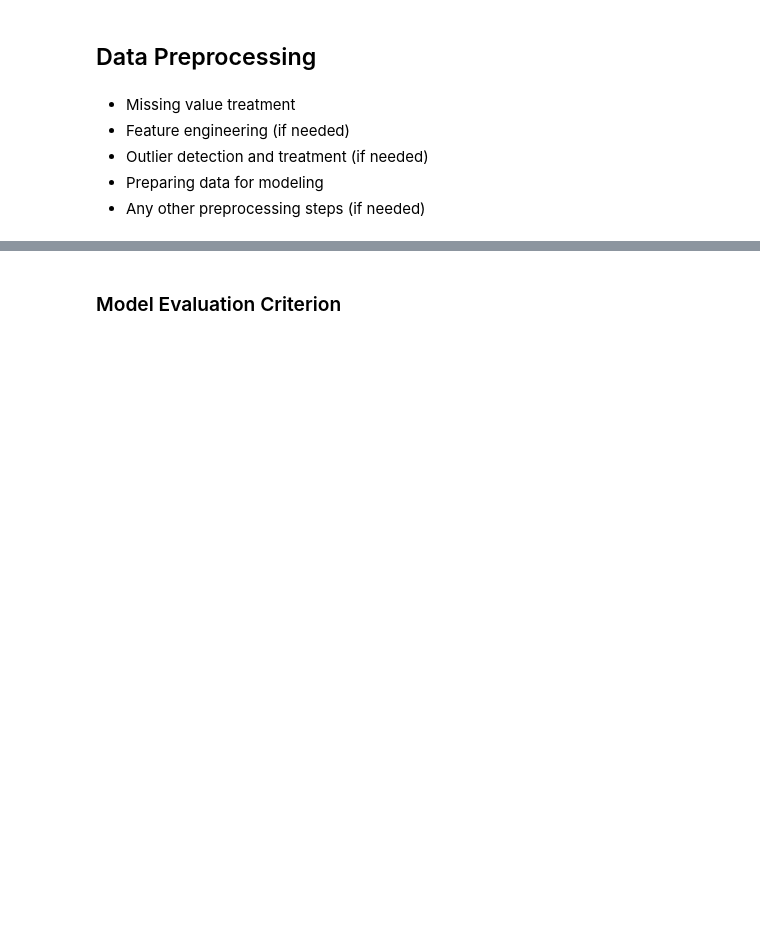
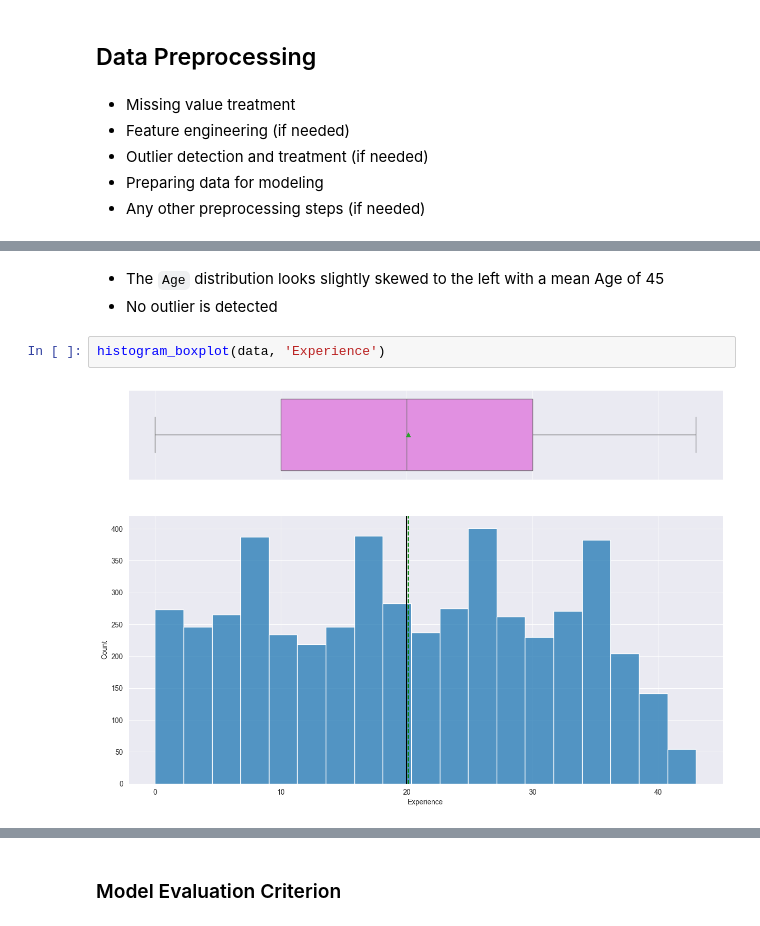
Before and after one commit to OgaBoss/AI-ML_PG_COURSE_PROJECT_2, a Jupyter notebook: AIML_ML_Project_full_code_notebook.ipynb, the cells around one changed output, grey strips where cells are left out. Drawn from its saved outputs; the diff is of its cells as text; blank space fills up the shorter version.

```diff
--- a/AIML_ML_Project_full_code_notebook.ipynb
+++ b/AIML_ML_Project_full_code_notebook.ipynb
@@ -364,0 +377,7 @@ def labeled_barplot(df, feature, perc=False, n=None):
+# %% [markdown]
+* The `Age` distribution looks slightly skewed to the left with a mean Age of 45
+* No outlier is detected
+# %%
+histogram_boxplot(data, 'Experience')
+# %% [output]
+[figure, added]
```
Also changed, not shown: parts of 63 cells of this notebook, 1 other file.
